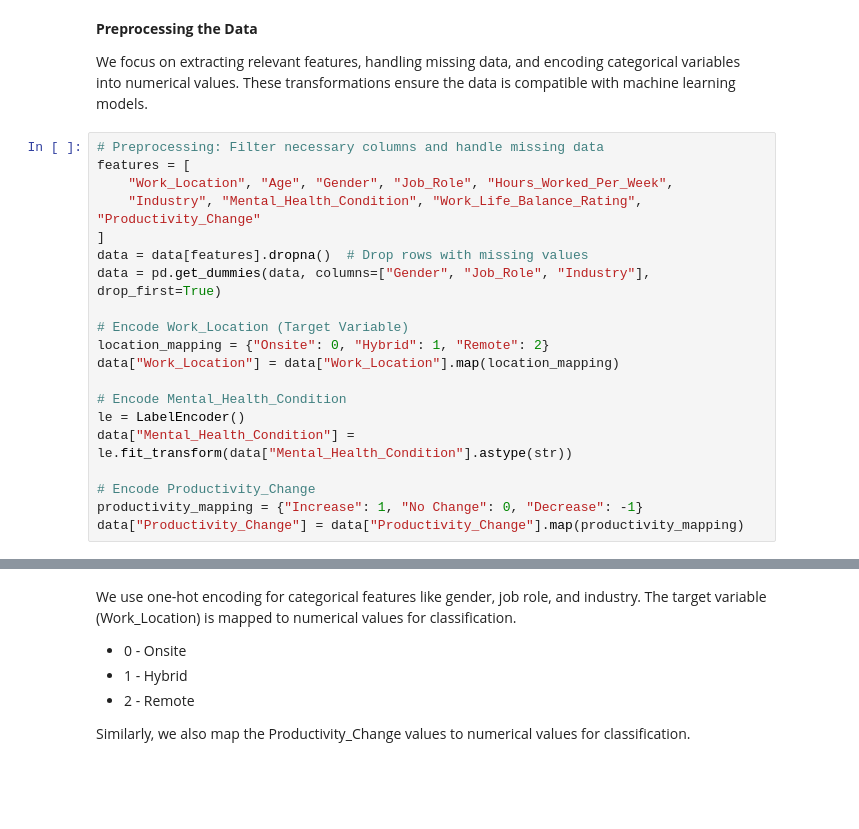
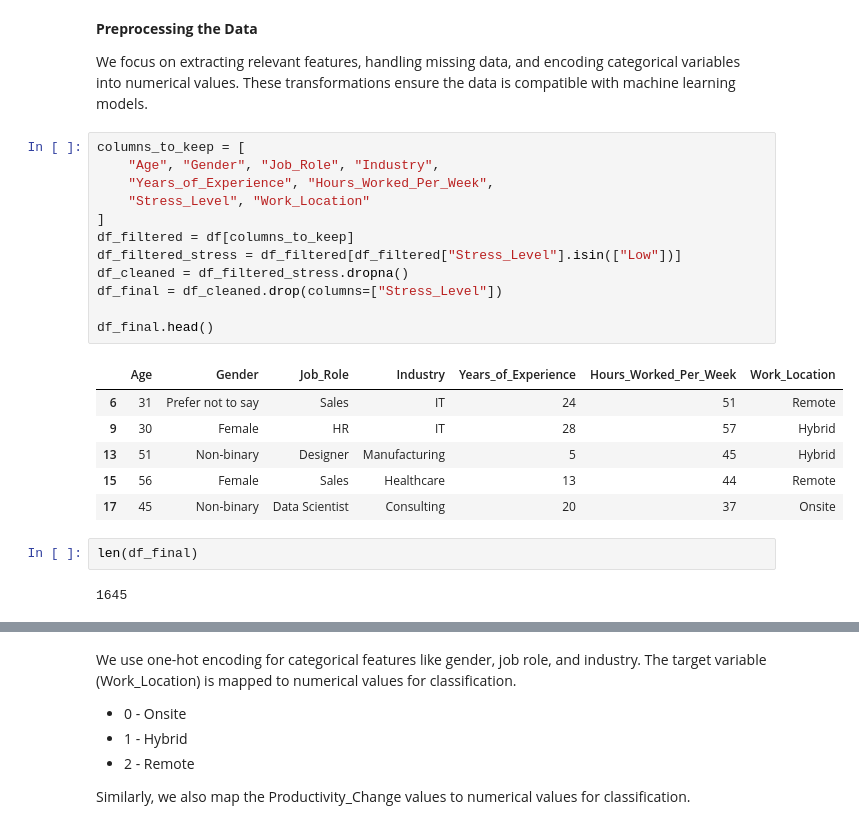
Before and after one commit to Thundderr/CSC466Project, a Jupyter notebook: 466_project.ipynb, the cells around one changed output, grey strips where cells are left out. Saved outputs shown, nothing was run; the diff lists cells and outputs as text; blank space fills up the shorter version.

```diff
--- a/466_project.ipynb
+++ b/466_project.ipynb
@@ -28,23 +65,26 @@ data.head()
 **Preprocessing the Data**
 
 We focus on extracting relevant features, handling missing data, and encoding categorical variables into numerical values. These transformations ensure the data is compatible with machine learning models.
-# %%
-# Preprocessing: Filter necessary columns and handle missing data
-features = [
-    "Work_Location", "Age", "Gender", "Job_Role", "Hours_Worked_Per_Week",
-    "Industry", "Mental_Health_Condition", "Work_Life_Balance_Rating", "Productivity_Change"
-]
-data = data[features].dropna()  # Drop rows with missing values
-data = pd.get_dummies(data, columns=["Gender", "Job_Role", "Industry"], drop_first=True)
-
-# Encode Work_Location (Target Variable)
-location_mapping = {"Onsite": 0, "Hybrid": 1, "Remote": 2}
-data["Work_Location"] = data["Work_Location"].map(location_mapping)
-
-# Encode Mental_Health_Condition
-le = LabelEncoder()
-data["Mental_Health_Condition"] = le.fit_transform(data["Mental_Health_Condition"].astype(str))
-
-# Encode Productivity_Change
-productivity_mapping = {"Increase": 1, "No Change": 0, "Decrease": -1}
-data["Productivity_Change"] = data["Productivity_Change"].map(productivity_mapping)
+# %%
+columns_to_keep = [
+    "Age", "Gender", "Job_Role", "Industry",
+    "Years_of_Experience", "Hours_Worked_Per_Week",
+    "Stress_Level", "Work_Location"
+]
+df_filtered = df[columns_to_keep]
+df_filtered_stress = df_filtered[df_filtered["Stress_Level"].isin(["Low"])]
+df_cleaned = df_filtered_stress.dropna()
+df_final = df_cleaned.drop(columns=["Stress_Level"])
+
+df_final.head()
+# %% [output]
+|  | Age | Gender | Job_Role | Industry | Years_of_Experience | Hours_Worked_Per_Week | Work_Location |
+| 6 | 31 | Prefer not to say | Sales | IT | 24 | 51 | Remote |
+| 9 | 30 | Female | HR | IT | 28 | 57 | Hybrid |
+| 13 | 51 | Non-binary | Designer | Manufacturing | 5 | 45 | Hybrid |
+| 15 | 56 | Female | Sales | Healthcare | 13 | 44 | Remote |
+| 17 | 45 | Non-binary | Data Scientist | Consulting | 20 | 37 | Onsite |
+# %%
+len(df_final)
+# %% [output]
+1645
```
Also changed, not shown: parts of 9 cells of this notebook, 1 other file.
